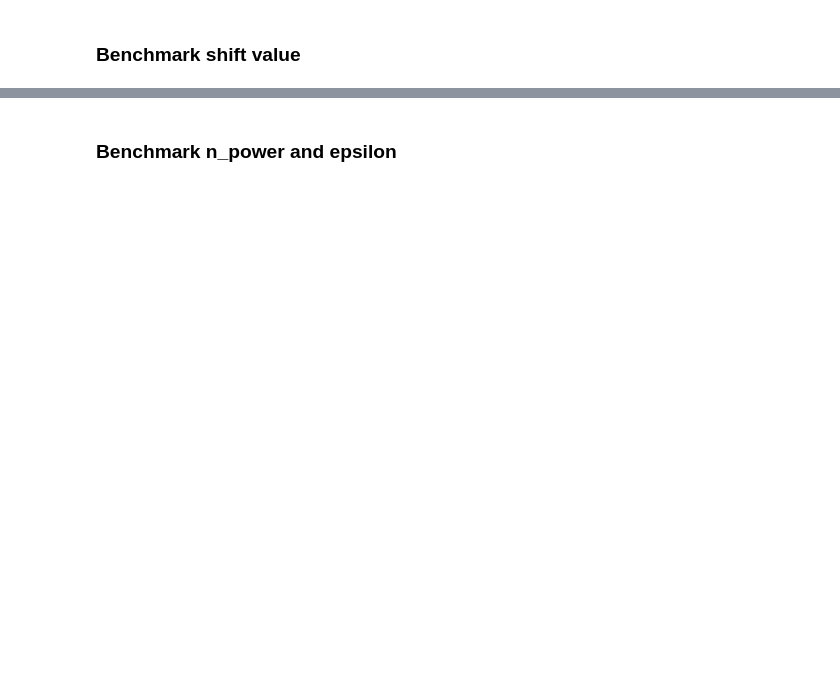
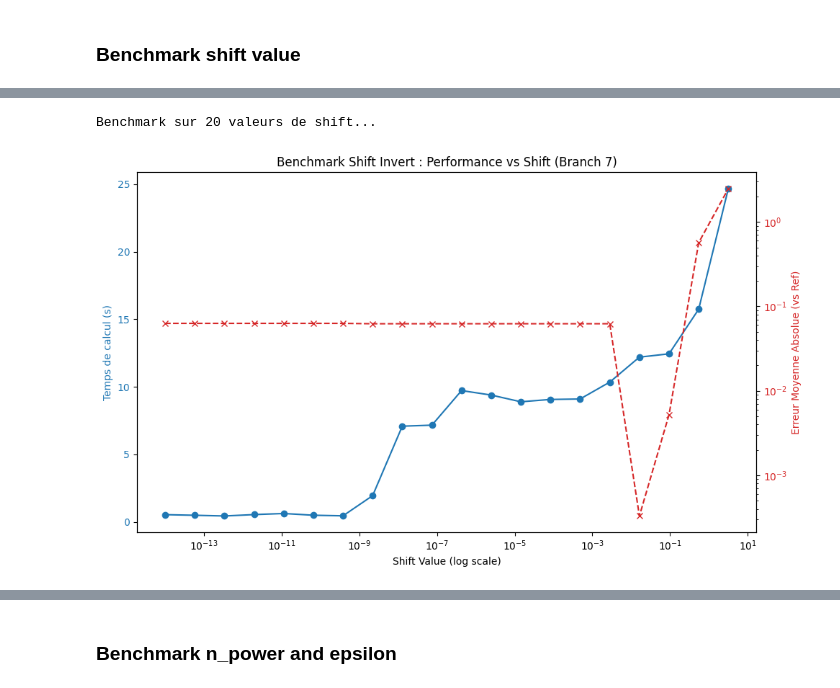
Before and after one commit to Grucciman/TR-Control, a Jupyter notebook: Internship/Kite shift invert/shift_invert_kite.ipynb, the cells around one changed output, grey strips where cells are left out. Cells and saved outputs as stored; diff of their text form; code cells hidden in the pictures; blank space fills up the shorter version.

```diff
--- a/Internship/Kite shift invert/shift_invert_kite.ipynb
+++ b/Internship/Kite shift invert/shift_invert_kite.ipynb
@@ -704,0 +325,20 @@ ImportError: DLL load failed while importing _jax: Une routine d’initialisatio
+# %%
+parameters = vkite.ParamType(
+    ECs_GHz=0.072472,
+    EL_GHz=1.269,
+    ECJ_GHz=4.9895,
+    EJ_GHz=17.501,
+    eps=0.05702,
+    ECc_GHz=0.003989,
+    f_r_GHz=4.337,
+)
+
+
+dims = vkite.DEFAULT_DIMS
+dims = tuple((np.array(dims) // 1.6).astype(int))
+print(f'dimension Hilbert space = {dims}')
+
+ops = vkite.build_static_operators(dims = dims, **parameters)
+
+def my_wrapper(phi, sigma):
+    return get_shifted_kite_operator_real(phiext_val=phi, ops=ops, dims=dims, n_g=0.0, sigma=sigma)
@@ -866,0 +370,57 @@ Offset 4.4e-10 : Temps = 1.77s | Max Err = 5.92e-08 | Iter moy = 27.3
+# %%
+shift_values = np.logspace(-14, 0.5, 20)
+times = []
+errors = []
+dim_kept = 8
+flux_tabs = np.linspace(np.pi/2, np.pi/2 + np.pi/50, 4)
+
+target_branch_idx = dim_kept - 1
+
+E_init = ref_evals[0, target_branch_idx]
+v_init = ref_evecs[0, :, target_branch_idx]
+
+ref_branch_energies = ref_evals[:, target_branch_idx]
+
+print(f"Benchmark sur {len(shift_values)} valeurs de shift...")
+
+for shift in tqdm(shift_values):
+    t0 = time.time()
+
+    Es, Vs = get_branch_jax(
+        my_wrapper,
+        E_init,
+        v_init,
+        flux_tabs,
+        shift=shift,
+        tol=1e-9
+    )
+
+    dt = time.time() - t0
+    times.append(dt)
+
+    current_error = np.mean(np.abs(np.array(Es) - ref_branch_energies))
+    errors.append(current_error)
+
+fig, ax1 = plt.subplots(figsize=(10, 6))
+
+color_time = 'tab:blue'
+ax1.set_xlabel('Shift Value (log scale)')
+ax1.set_ylabel('Temps de calcul (s)', color=color_time)
+ax1.plot(shift_values, times, color=color_time, marker='o', label='Temps')
+ax1.tick_params(axis='y', labelcolor=color_time)
+ax1.set_xscale('log')
+
+ax2 = ax1.twinx()
+
+color_err = 'tab:red'
+ax2.set_ylabel('Erreur Moyenne Absolue (vs Ref)', color=color_err)
+ax2.plot(shift_values, errors, color=color_err, marker='x', linestyle='--', label='Erreur')
+ax2.tick_params(axis='y', labelcolor=color_err)
+ax2.set_yscale('log')
+
+plt.title(f'Benchmark Shift Invert : Performance vs Shift (Branch {target_branch_idx})')
+fig.tight_layout()
+plt.show()
+# %% [output]
+Benchmark sur 20 valeurs de shift...
+[figure, added]
```
Also changed, not shown: parts of 44 cells of this notebook.
